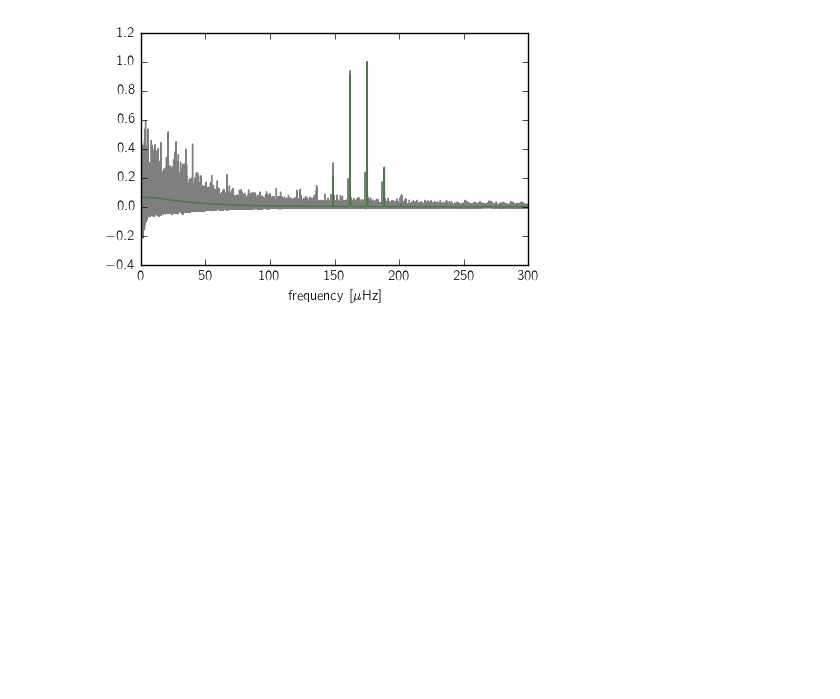
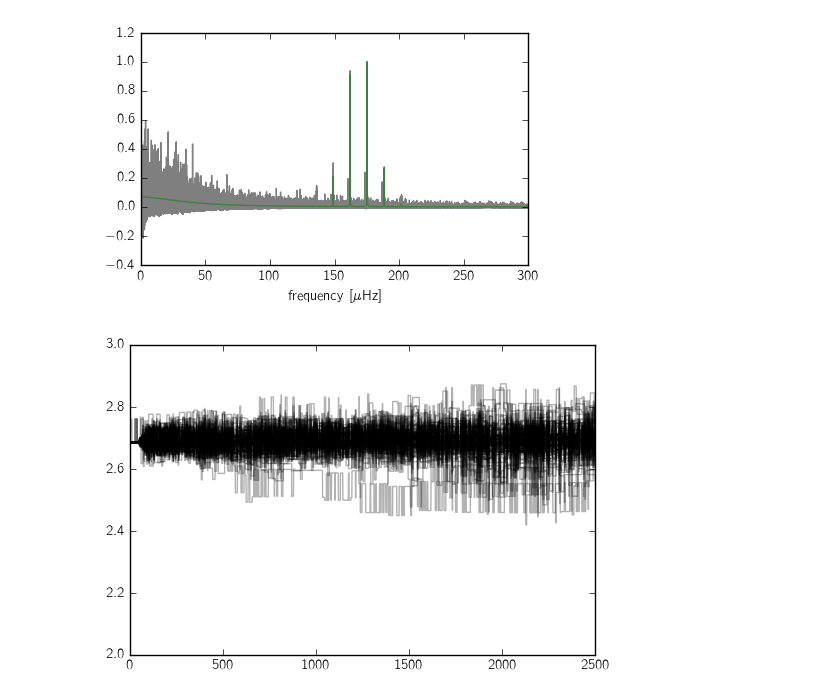
Before and after one commit to dfm/celerite, a Jupyter notebook: python/examples/astero-demo.ipynb, the cells around one changed output. Drawn from its saved outputs; the diff is of its cells as text; code cells hidden in the pictures; blank space fills up the shorter version.

```diff
--- a/python/examples/astero-demo.ipynb
+++ b/python/examples/astero-demo.ipynb
@@ -352,5 +354,8 @@ ensemble = sampler.run(ensemble, 500, progress=True)
 # %%
-plt.plot(sampler.get_coords()[:, :, 3], color="k", alpha=0.3);
+plt.plot(sampler.get_coords()[:, :, 3], color="k", alpha=0.3)
+plt.ylim(2, 3);
+# %% [output]
+[figure, added]
 # %%
 sampler.acceptance_fraction
 # %% [output]
```
Also changed, not shown: parts of 8 cells of this notebook, 36 other files.
